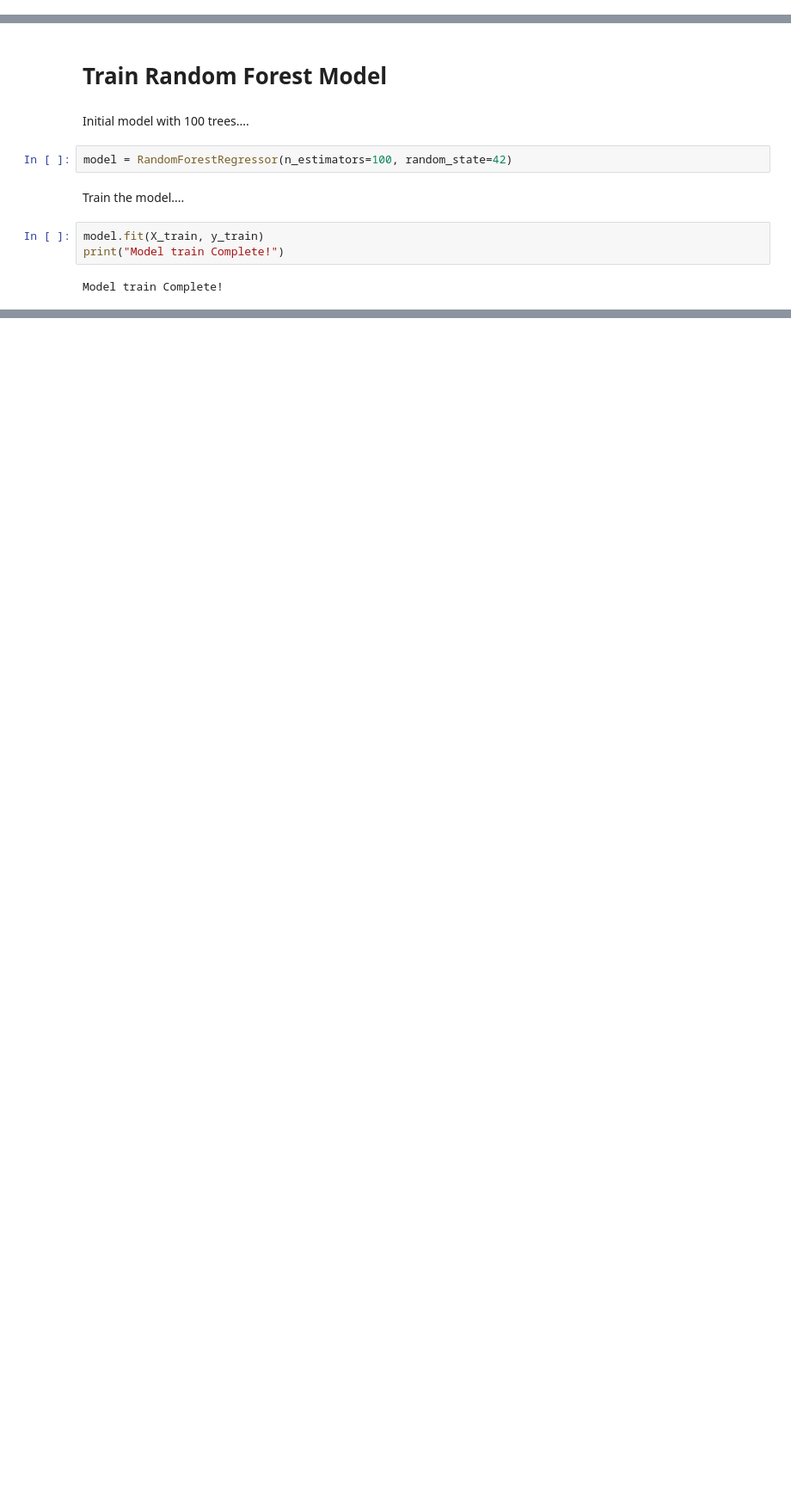
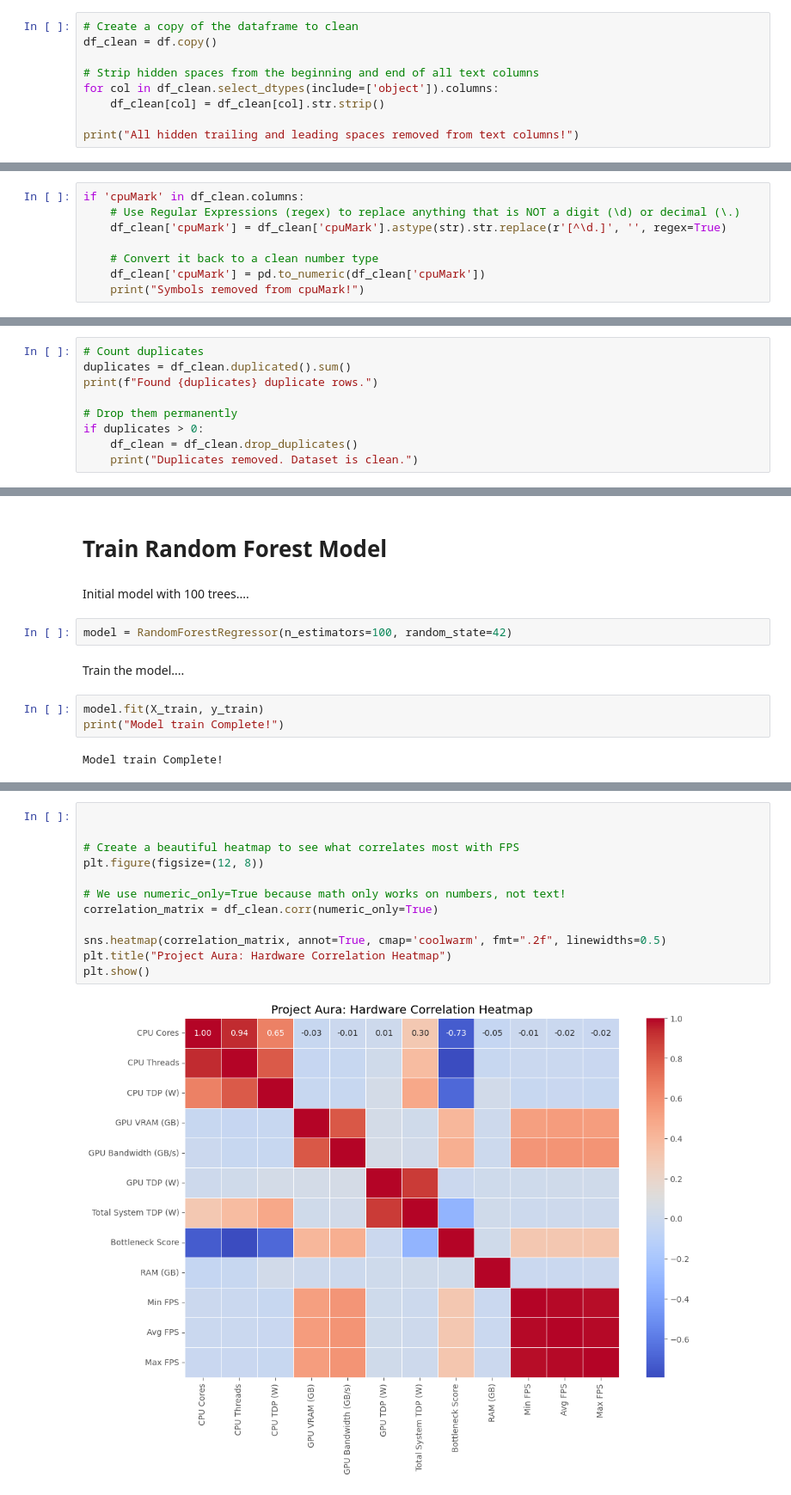
Before and after one commit to shamalsathsara/hardware-bottleneck-analyzer, a Jupyter notebook: Project_Aura_Training.ipynb, the cells around one changed output, grey strips where cells are left out. Shown at 86% size. Cells and saved outputs as stored; diff of their text form; blank space fills up the shorter version.

```diff
--- a/Project_Aura_Training.ipynb
+++ b/Project_Aura_Training.ipynb
@@ -26,0 +65,9 @@ df.head()
+# %%
+# Create a copy of the dataframe to clean
+df_clean = df.copy()
+
+# Strip hidden spaces from the beginning and end of all text columns
+for col in df_clean.select_dtypes(include=['object']).columns:
+    df_clean[col] = df_clean[col].str.strip()
+
+print("All hidden trailing and leading spaces removed from text columns!")
@@ -26,0 +102,8 @@ df.head()
+# %%
+if 'cpuMark' in df_clean.columns:
+    # Use Regular Expressions (regex) to replace anything that is NOT a digit (\d) or decimal (\.)
+    df_clean['cpuMark'] = df_clean['cpuMark'].astype(str).str.replace(r'[^\d.]', '', regex=True)
+
+    # Convert it back to a clean number type
+    df_clean['cpuMark'] = pd.to_numeric(df_clean['cpuMark'])
+    print("Symbols removed from cpuMark!")
@@ -26,0 +112,9 @@ df.head()
+# %%
+# Count duplicates
+duplicates = df_clean.duplicated().sum()
+print(f"Found {duplicates} duplicate rows.")
+
+# Drop them permanently
+if duplicates > 0:
+    df_clean = df_clean.drop_duplicates()
+    print("Duplicates removed. Dataset is clean.")
@@ -64,0 +250,14 @@ Model train Complete!
+# %%
+
+
+# Create a beautiful heatmap to see what correlates most with FPS
+plt.figure(figsize=(12, 8))
+
+# We use numeric_only=True because math only works on numbers, not text!
+correlation_matrix = df_clean.corr(numeric_only=True)
+
+sns.heatmap(correlation_matrix, annot=True, cmap='coolwarm', fmt=".2f", linewidths=0.5)
+plt.title("Project Aura: Hardware Correlation Heatmap")
+plt.show()
+# %% [output]
+[figure, added]
```
Also changed, not shown: parts of 26 cells of this notebook, 2 other files.
